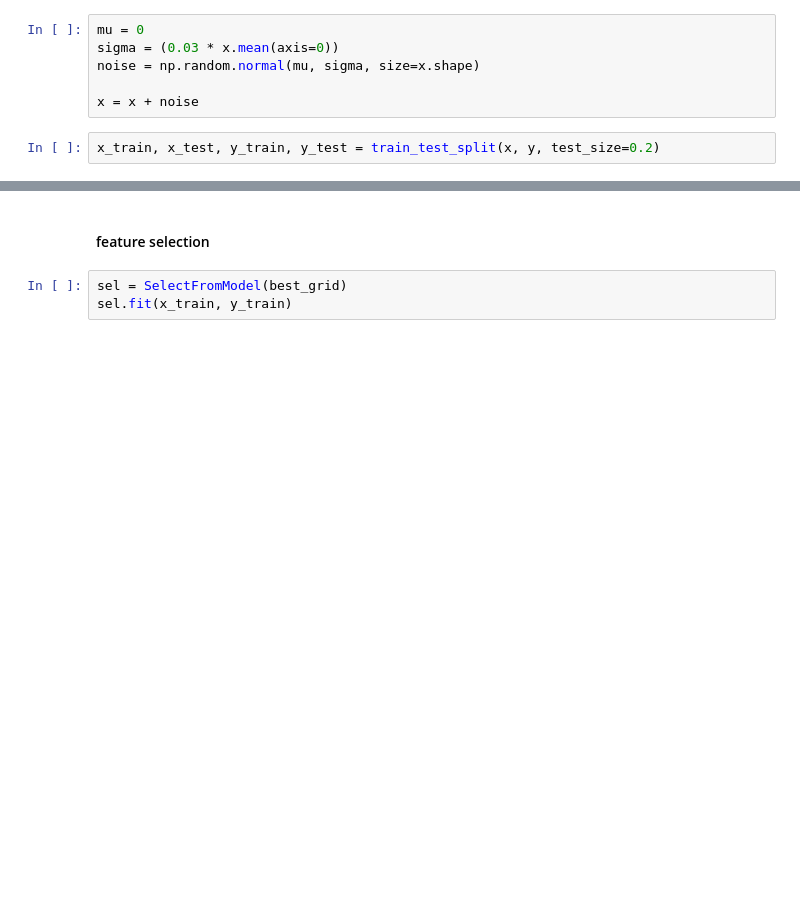
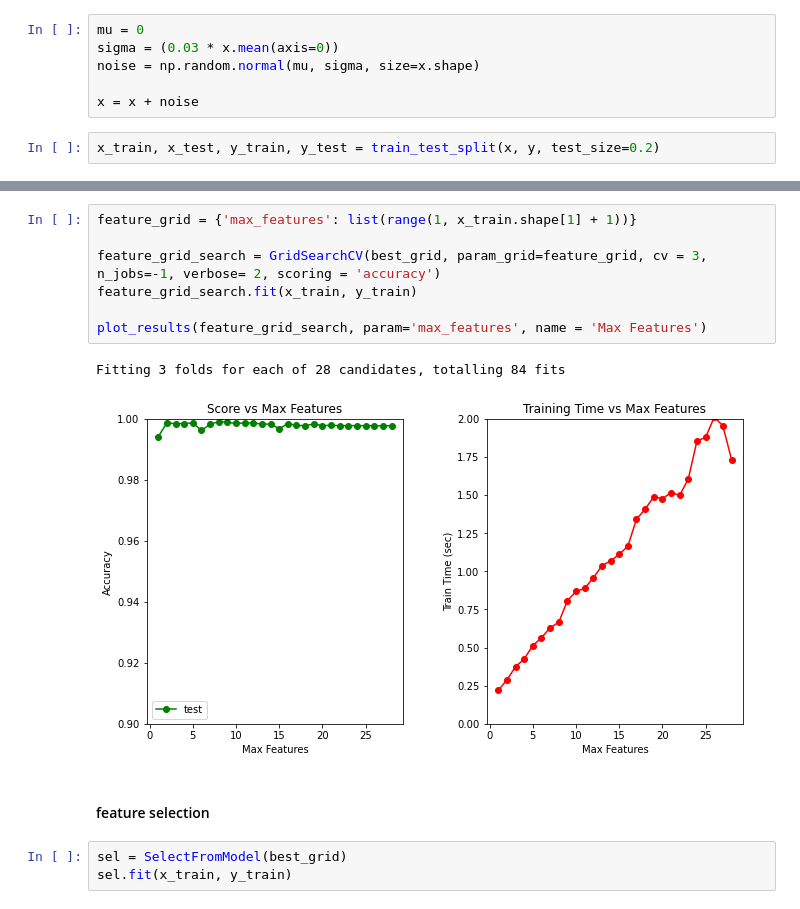
Before and after one commit to dewi-ekker/DNS_Tunnel_Detection_Interface, a Jupyter notebook: testing.ipynb, the cells around one changed output, grey strips where cells are left out. Drawn from its saved outputs; the diff is of its cells as text; blank space fills up the shorter version.

```diff
--- a/testing.ipynb
+++ b/testing.ipynb
@@ -134,3 +176,13 @@ grid_accuracy = cm(best_grid, x_test, y_test)
+# %%
+feature_grid = {'max_features': list(range(1, x_train.shape[1] + 1))}
+
+feature_grid_search = GridSearchCV(best_grid, param_grid=feature_grid, cv = 3, n_jobs=-1, verbose= 2, scoring = 'accuracy')
+feature_grid_search.fit(x_train, y_train)
+
+plot_results(feature_grid_search, param='max_features', name = 'Max Features')
+# %% [output]
+Fitting 3 folds for each of 28 candidates, totalling 84 fits
+[figure, added]
 # %% [markdown]
 #### feature selection
 # %%
```
Also changed, not shown: parts of 13 cells of this notebook, 27 other files.
